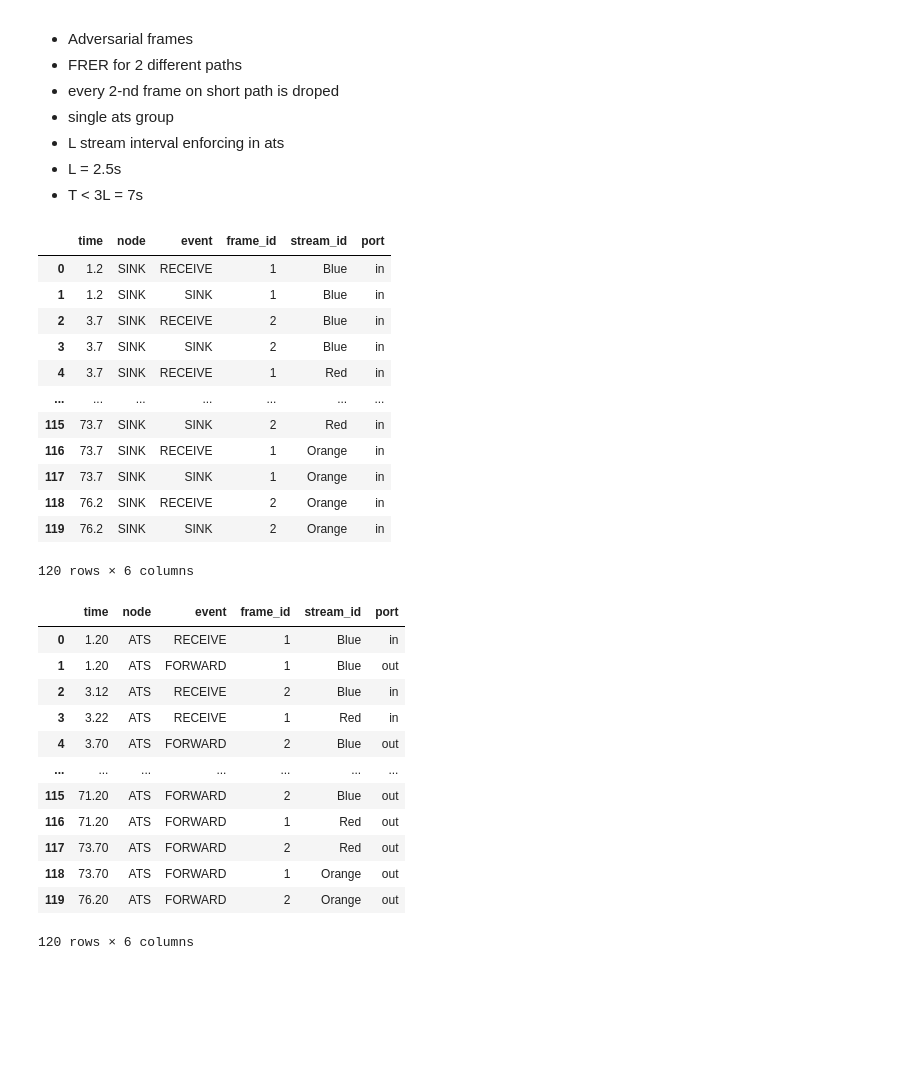
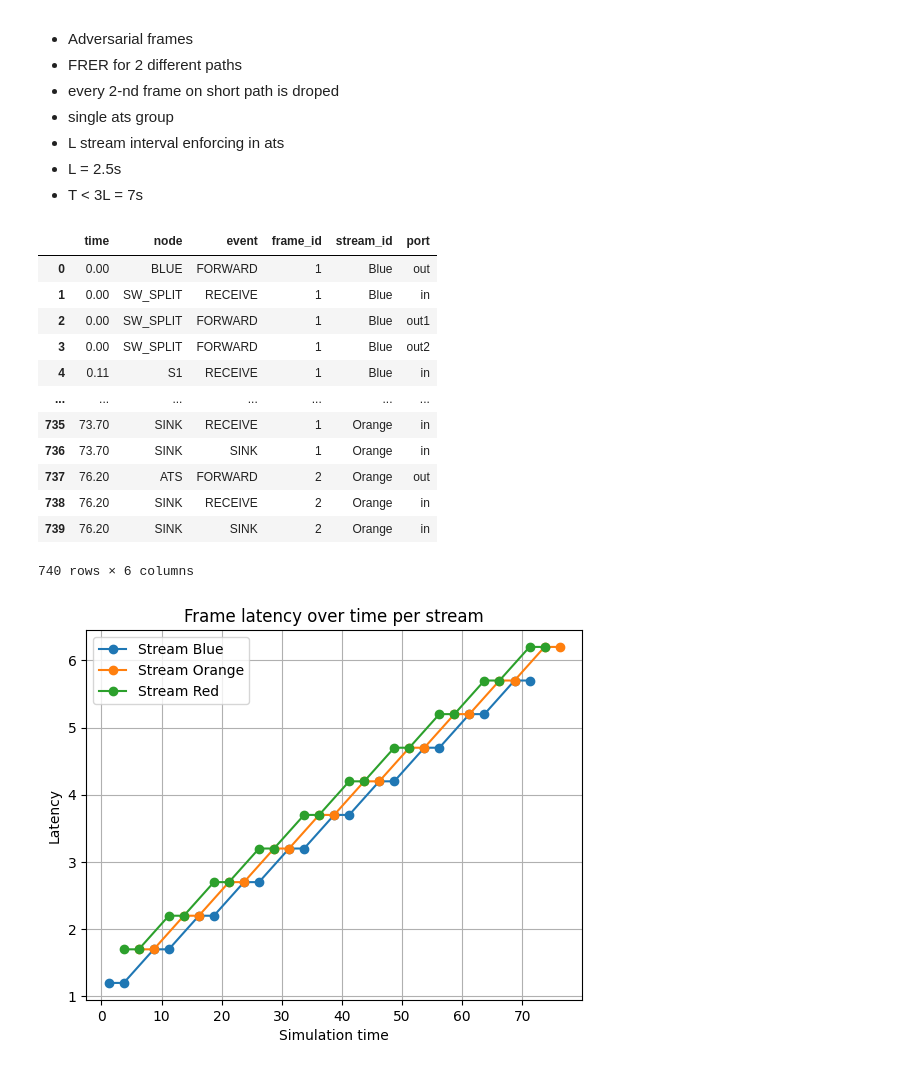
Before and after one commit to DanyBoi22/ATSim, a Jupyter notebook: ATSim.ipynb, the cells around one changed output. Drawn from its saved outputs; the diff is of its cells as text; code cells hidden in the pictures; blank space fills up the shorter version.

```diff
--- a/ATSim.ipynb
+++ b/ATSim.ipynb
@@ -175,7 +178,7 @@ link_sw2_sink = Link(sim, bitrate_bps=800, transmission_delay_enabled=False, pro
 
 
 # Sink
-sink = SinkSwitch("SINK", sim, sink_logger)
+sink = SinkSwitch("SINK", sim, logger)
 sink_in = sink.add_ingress_port("in")
 link_sw2_sink.connect(sink, sink_in)
 
@@ -186,7 +189,7 @@ routing_table = {"Blue": ["out"], "Red": ["out"], "Orange": ["out"]}
 stream_to_group = {"Red": "G1", "Orange": "G1", "Blue": "G1"}
 stream_interval = {"Red": L, "Orange": L, "Blue": L}
 
-sw2 = ATSSwitch("ATS", sim, ats_logger, routing_table, stream_to_group, ats_groups, stream_interval)
+sw2 = ATSSwitch("ATS", sim, logger, routing_table, stream_to_group, ats_groups, stream_interval)
 ats_in = sw2.add_ingress_port("in")
 link_sw1_sw2.connect(sw2, ats_in)
 sw2.add_egress_port("out", link_sw2_sink)
@@ -218,63 +221,51 @@ l1_in = l1.add_ingress_port("in")
 link_sw0_l1.connect(l1, l1_in)
 l1.add_egress_port("out", link_l1_sw1)
 
-s1 = ImpairedBasicSwitch("S1", sim, drop_logger, routing_table={"Blue": ["out"]}, impair_every_n=2, impair_mode="drop")
+s1 = ImpairedBasicSwitch("S1", sim, logger, routing_table={"Blue": ["out"]}, impair_every_n=2, impair_mode="drop")
 s1_in = s1.add_ingress_port("in")
 link_sw0_s1.connect(s1, s1_in)
 s1.add_egress_port("out", link_s1_sw1)
 
 
 # Sources
 src1 = TrafficSource("BLUE", sim, logger)
 src2 = TrafficSource("RED", sim, logger)
 src3 = TrafficSource("ORANGE", sim, logger)
 src1.add_egress_port("out", link_src1_sw0)
 src2.add_egress_port("out", link_src2_sw0)
 src3.add_egress_port("out", link_src3_sw0)
 
 src1.start_periodic_loop(stream_id="Blue", frames_per_period=2, period=7, interval=L, size=10, count=10, offset=0.0)
 src2.start_periodic_loop(stream_id="Red", frames_per_period=2, period=7, interval=L, size=10, count=10, offset=2.0)
 src3.start_periodic_loop(stream_id="Orange", frames_per_period=2, period=7, interval=L, size=10, count=10, offset=4.5)
 
 
 sim.run(until=100)
 """
 with pd.option_context(
     "display.max_columns", None,
     "display.max_rows", None,
     "display.max_colwidth", None,
     "display.width", None,
 ):
     display(logger.to_dataframe())
 """
-sink_logger.to_dataframe()
+logger.to_dataframe()
 # %% [output]
 |  | time | node | event | frame_id | stream_id | port |
-| 0 | 1.2 | SINK | RECEIVE | 1 | Blue | in |
-| 1 | 1.2 | SINK | SINK | 1 | Blue | in |
-| 2 | 3.7 | SINK | RECEIVE | 2 | Blue | in |
-| 3 | 3.7 | SINK | SINK | 2 | Blue | in |
-| 4 | 3.7 | SINK | RECEIVE | 1 | Red | in |
+| 0 | 0.00 | BLUE | FORWARD | 1 | Blue | out |
+| 1 | 0.00 | SW_SPLIT | RECEIVE | 1 | Blue | in |
+| 2 | 0.00 | SW_SPLIT | FORWARD | 1 | Blue | out1 |
+| 3 | 0.00 | SW_SPLIT | FORWARD | 1 | Blue | out2 |
+| 4 | 0.11 | S1 | RECEIVE | 1 | Blue | in |
 | ... | ... | ... | ... | ... | ... | ... |
-| 115 | 73.7 | SINK | SINK | 2 | Red | in |
-| 116 | 73.7 | SINK | RECEIVE | 1 | Orange | in |
-| 117 | 73.7 | SINK | SINK | 1 | Orange | in |
-| 118 | 76.2 | SINK | RECEIVE | 2 | Orange | in |
-| 119 | 76.2 | SINK | SINK | 2 | Orange | in |
+| 735 | 73.70 | SINK | RECEIVE | 1 | Orange | in |
+| 736 | 73.70 | SINK | SINK | 1 | Orange | in |
+| 737 | 76.20 | ATS | FORWARD | 2 | Orange | out |
+| 738 | 76.20 | SINK | RECEIVE | 2 | Orange | in |
+| 739 | 76.20 | SINK | SINK | 2 | Orange | in |
-120 rows × 6 columns
+740 rows × 6 columns
 # %%
-ats_logger.to_dataframe()
+logger.plot_latencies()
 # %% [output]
-|  | time | node | event | frame_id | stream_id | port |
-| 0 | 1.20 | ATS | RECEIVE | 1 | Blue | in |
-| 1 | 1.20 | ATS | FORWARD | 1 | Blue | out |
-| 2 | 3.12 | ATS | RECEIVE | 2 | Blue | in |
-| 3 | 3.22 | ATS | RECEIVE | 1 | Red | in |
-| 4 | 3.70 | ATS | FORWARD | 2 | Blue | out |
-| ... | ... | ... | ... | ... | ... | ... |
-| 115 | 71.20 | ATS | FORWARD | 2 | Blue | out |
-| 116 | 71.20 | ATS | FORWARD | 1 | Red | out |
-| 117 | 73.70 | ATS | FORWARD | 2 | Red | out |
-| 118 | 73.70 | ATS | FORWARD | 1 | Orange | out |
-| 119 | 76.20 | ATS | FORWARD | 2 | Orange | out |
-120 rows × 6 columns
+[figure, added]
```
Also changed, not shown: parts of 3 cells of this notebook.
